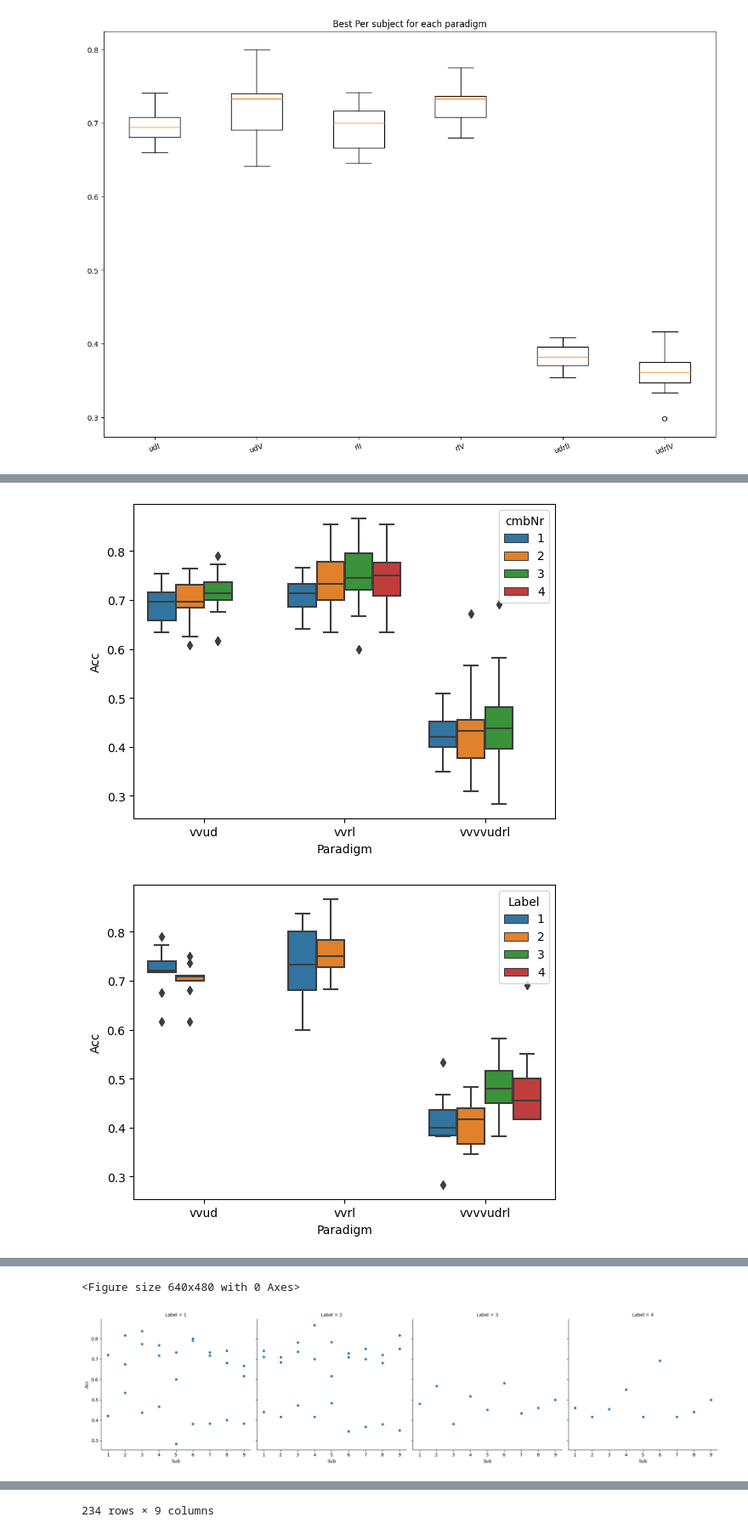
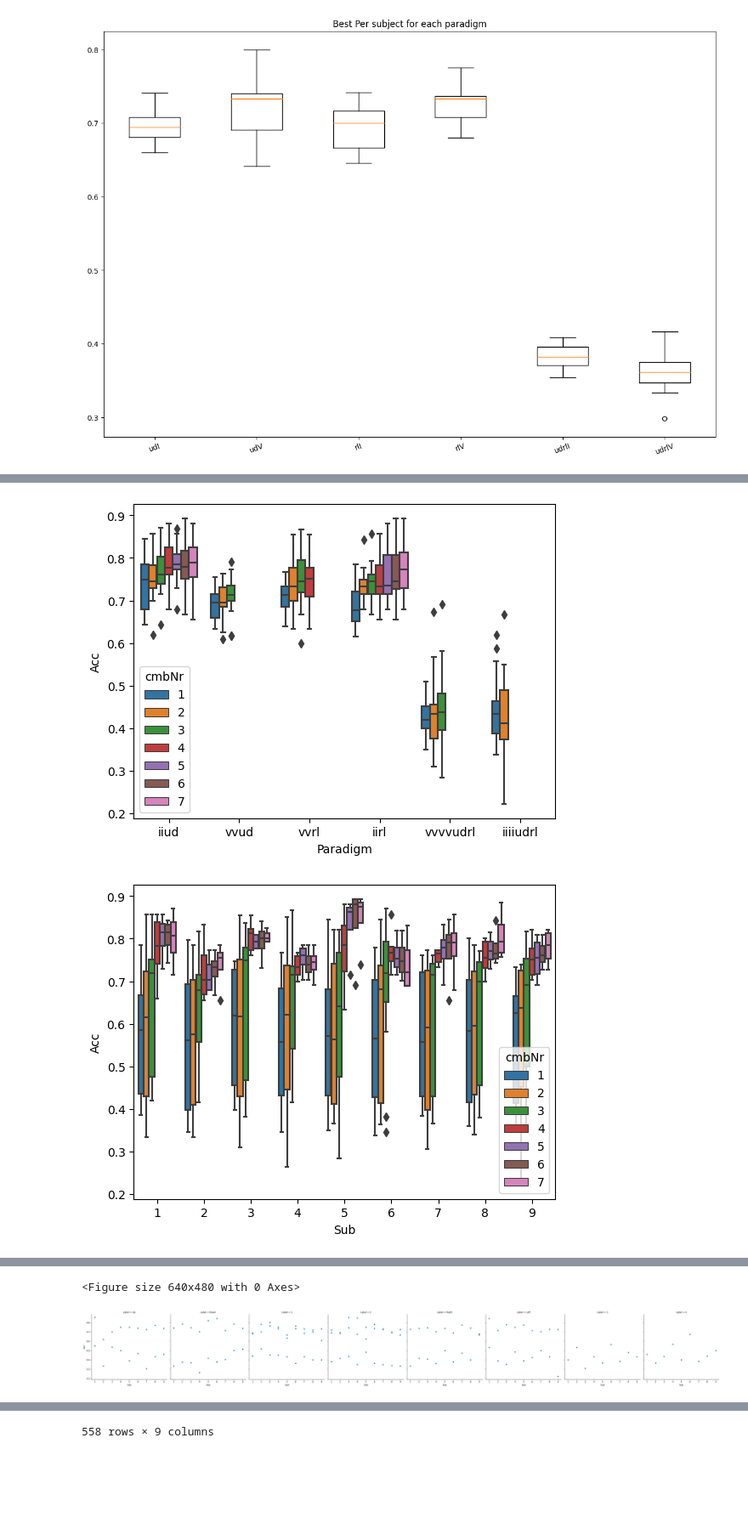
Before and after one commit to JuliaAlmaLuna/InnerSpeechEEGDecoding, a Jupyter notebook: plotting.ipynb, the cells around one changed output, grey strips where cells are left out. Shown: that part at 85% size. Saved outputs shown, nothing was run; the diff lists cells and outputs as text; code cells hidden in the pictures; blank space fills up the shorter version.

```diff
--- a/plotting.ipynb
+++ b/plotting.ipynb
@@ -143,7 +146,7 @@ genSavePath = f"{os.getcwd()}/topFeaturesResults/"
 #genSavePath = f"{os.getcwd()}/topBestFeaturesResults/"
 import paradigmSetting as pa
 paradigms = [ pa.upDownInner()[0], pa.upDownVis()[0], pa.rightLeftVis()[0], pa.rightLeftInner()[0], pa.upDownRightLeftVis()[0], pa.upDownRightLeftInner()[0]]
-comboNr = [1,2,3,4]
+comboNr = [1,2,3,4,5,6,7]
 first = True
 for para in paradigms:
 
@@ -179,7 +182,7 @@ results = pd.DataFrame(results)
 
 #print(results)
 comboNrFrames = []
-highestCombo = 3
+highestCombo = 2
 for nr in comboNr:
     comboNrFrames.append(results[results["cmbNr"] == nr])
 pd.to_numeric(results["Acc"])
@@ -197,6 +200,9 @@ plt.figure()
 sns.boxplot(data = results, y="Acc", x = "Paradigm", hue = "cmbNr")
 plt.show()
 plt.figure()
+sns.boxplot(data = results, y="Acc", x = "Sub", hue = "cmbNr")
+plt.show()
+plt.figure()
 sns.boxplot(data = comboNrFrames[highestCombo-1], y="Acc", x = "Paradigm", hue= "Label")
 plt.show()
 plt.figure()
@@ -230,2 +233,2 @@ vvvvudrl3
-[figure, old version]
+[figure, new version]
-[figure, old version]
+[figure, new version]
@@ -232,3 +236,3 @@ vvvvudrl3
 <Figure size 640x480 with 0 Axes>
-[figure, old version]
+[figure, added]
 |  | Unnamed: 0 | Acc | Sub | Feat | Kernel | C | Label | Paradigm | cmbNr |
@@ -246,4 +250,4 @@ vvvvudrl3
-234 rows × 9 columns
+558 rows × 9 columns
 # %%
 
 # print(results.shape)
```
Also changed, not shown: parts of 2 cells of this notebook, 19 other files.
